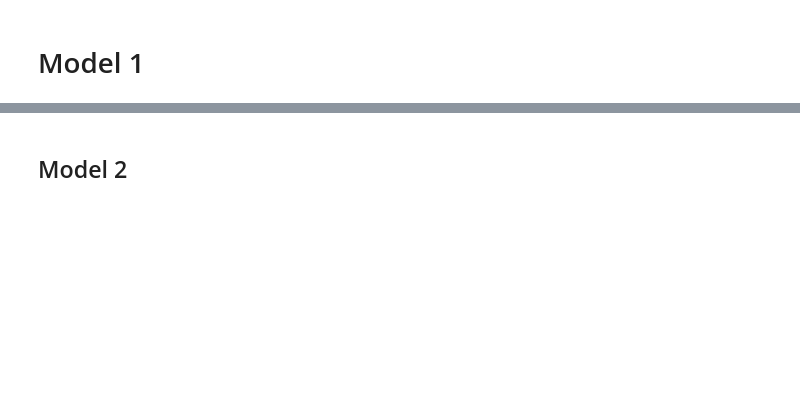
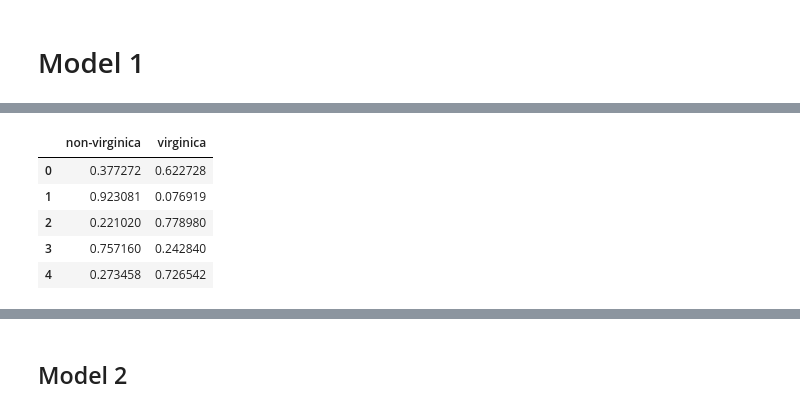
Before and after one commit to CodeupClassroom/leavitt-classification-exercises, a Jupyter notebook: logistic_regression_lesson.ipynb, the cells around one changed output, grey strips where cells are left out. Saved outputs shown, nothing was run; the diff lists cells and outputs as text; code cells hidden in the pictures; blank space fills up the shorter version.

```diff
--- a/logistic_regression_lesson.ipynb
+++ b/logistic_regression_lesson.ipynb
@@ -58,4 +114,5 @@ train, validate, test =
 # %%
 # Define the logistic regression model
+logit = LogisticRegression()
 # %%
 #  fit the model on train data
@@ -68,4 +144,16 @@ train, validate, test =
 # %%
 # View raw probabilities (output from the model)
+y_pred_proba = logit.predict_proba(X_train)
+y_pred_proba = pd.DataFrame(y_pred_proba,
+columns = ['non-virginica', 'virginica'])
+# %%
+y_pred_proba.head(5)
+# %% [output]
+|  | non-virginica | virginica |
+| 0 | 0.377272 | 0.622728 |
+| 1 | 0.923081 | 0.076919 |
+| 2 | 0.221020 | 0.778980 |
+| 3 | 0.757160 | 0.242840 |
+| 4 | 0.273458 | 0.726542 |
 # %%
 # classification report
```
Also changed, not shown: parts of 34 cells of this notebook.
